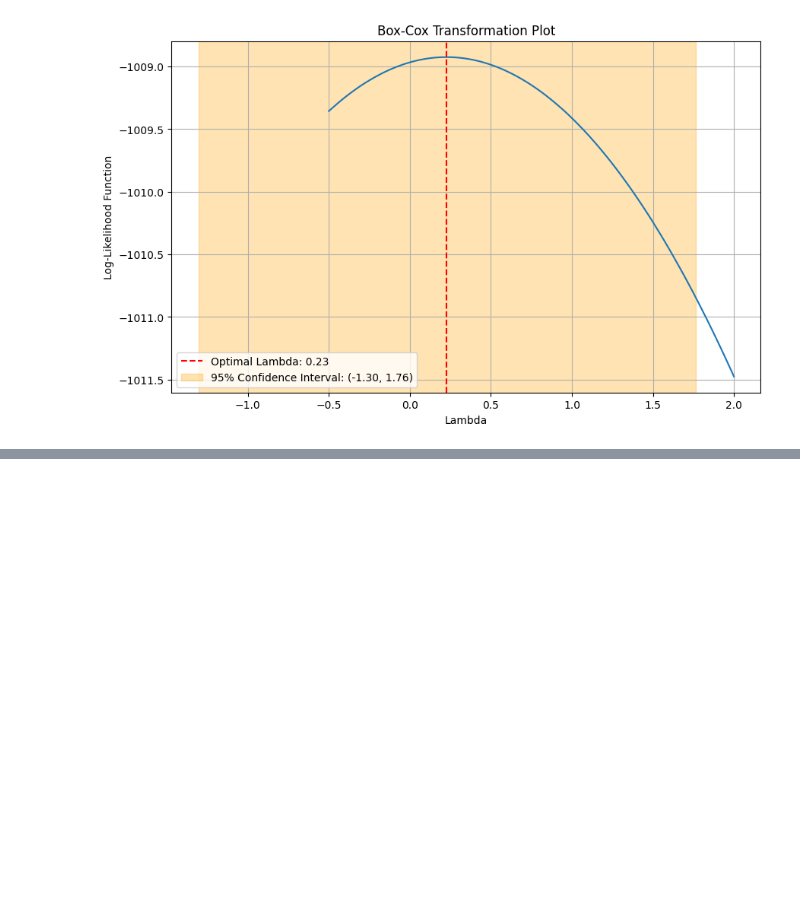
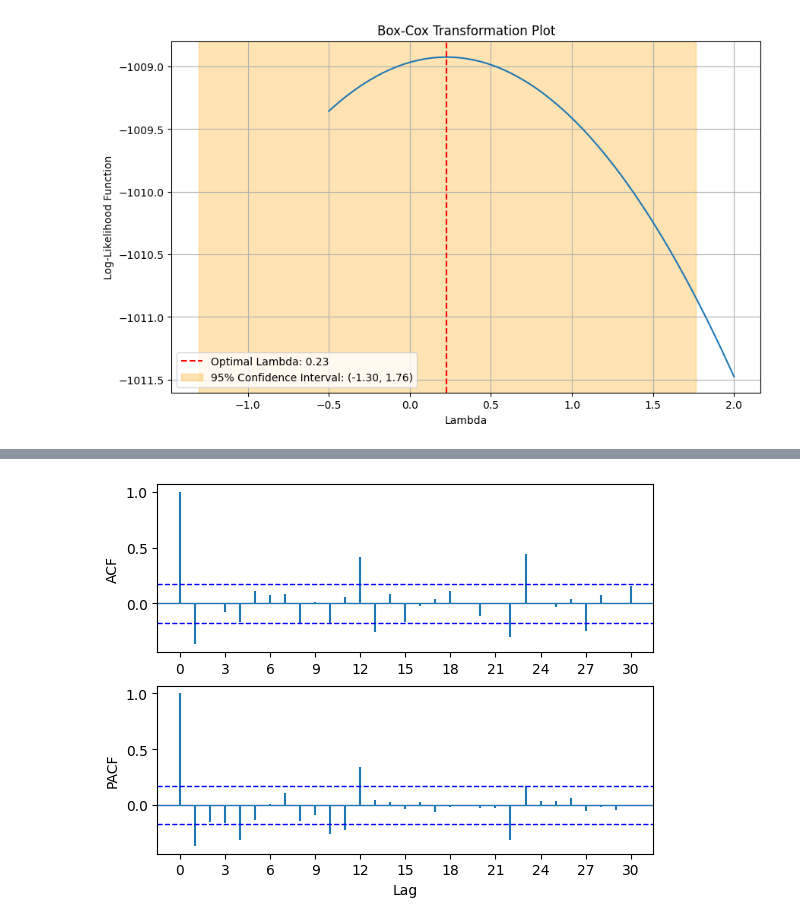
Before and after one commit to estyaprnm/Analisis-Deret-waktu, a Jupyter notebook: Tugas_Kelompok_7_Minggu_4.ipynb, the cells around one changed output, grey strips where cells are left out. Cells and saved outputs as stored; diff of their text form; code cells hidden in the pictures; blank space fills up the shorter version.

```diff
--- a/Tugas_Kelompok_7_Minggu_4.ipynb
+++ b/Tugas_Kelompok_7_Minggu_4.ipynb
@@ -399,0 +295,4 @@ Sebelumnya, hasil eksplorasi pada deret produksi listrik diperoleh nilai $\lambd
+# %%
+acf_pacf_fig(diff1, both=True, lag=30)
+# %% [output]
+[figure, added]
```
Also changed, not shown: parts of 55 cells of this notebook.
